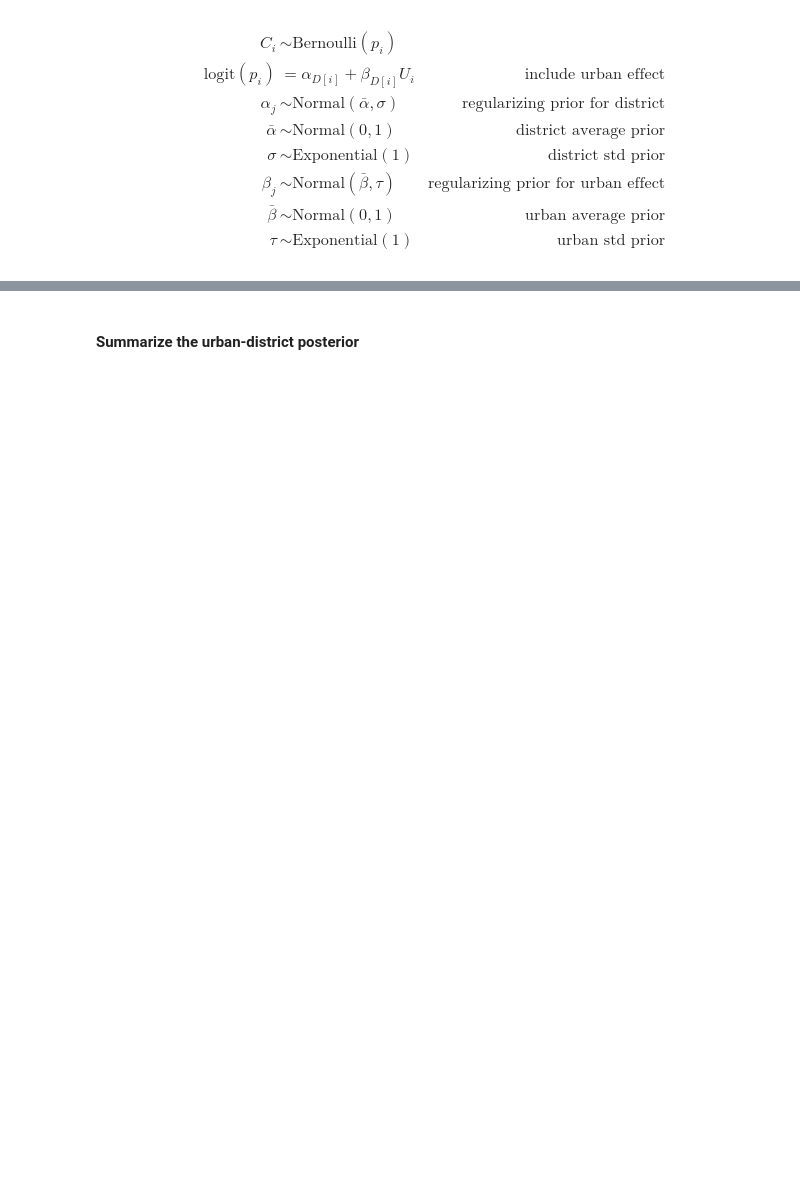
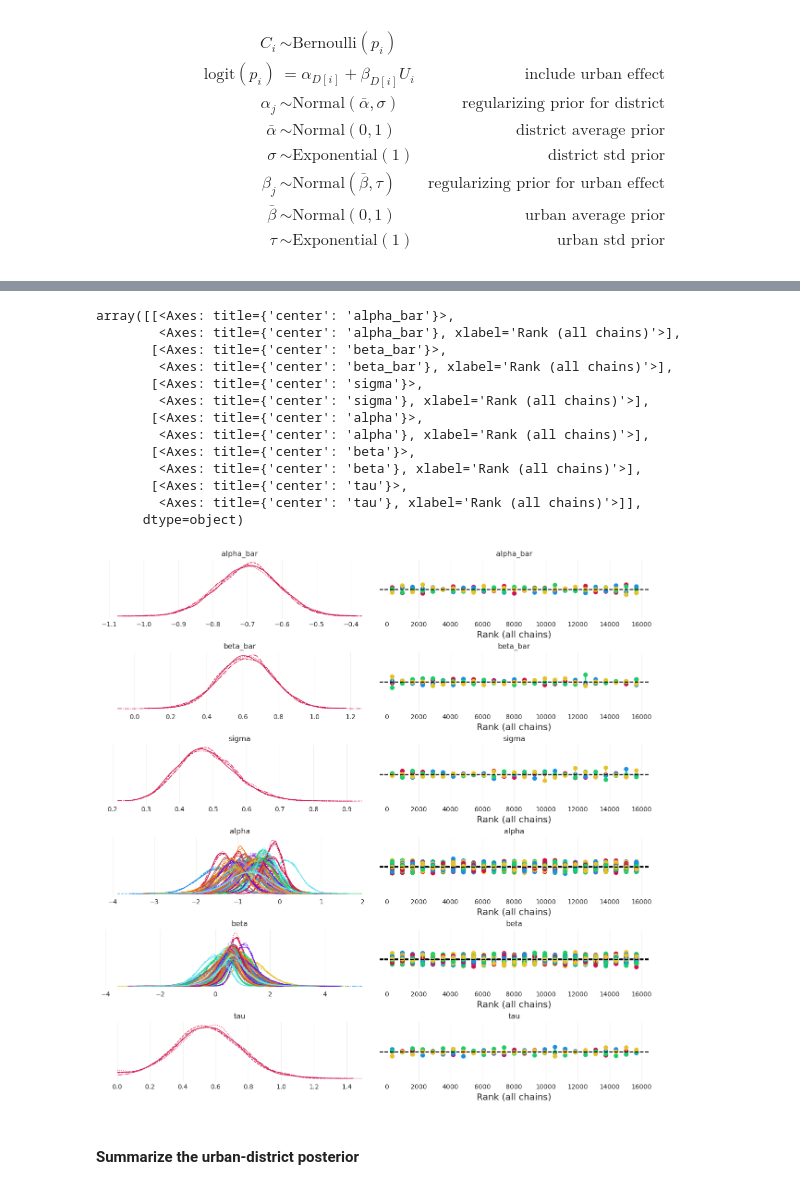
Before and after one commit to guillaumeberthon/StatRethink2023-PyMC5, a Jupyter notebook: Lecture 13 - Multilevel Adventures.ipynb, the cells around one changed output, grey strips where cells are left out. Saved outputs shown, nothing was run; the diff lists cells and outputs as text; code cells hidden in the pictures; blank space fills up the shorter version.

```diff
--- a/Lecture 13 - Multilevel Adventures.ipynb
+++ b/Lecture 13 - Multilevel Adventures.ipynb
@@ -505,3 +512,22 @@ Sampling 4 chains for 1_000 tune and 1_000 draw iterations (4_000 + 4_000 draws
+# %%
+az.plot_trace(district_urban_inference,
+               var_names=['alpha_bar', 'beta_bar','sigma', 'alpha', 'beta', 'tau'],
+               kind='rank_vlines')
+# %% [output]
+array([[<Axes: title={'center': 'alpha_bar'}>,
+        <Axes: title={'center': 'alpha_bar'}, xlabel='Rank (all chains)'>],
+       [<Axes: title={'center': 'beta_bar'}>,
+        <Axes: title={'center': 'beta_bar'}, xlabel='Rank (all chains)'>],
+       [<Axes: title={'center': 'sigma'}>,
+        <Axes: title={'center': 'sigma'}, xlabel='Rank (all chains)'>],
+       [<Axes: title={'center': 'alpha'}>,
+        <Axes: title={'center': 'alpha'}, xlabel='Rank (all chains)'>],
+       [<Axes: title={'center': 'beta'}>,
+        <Axes: title={'center': 'beta'}, xlabel='Rank (all chains)'>],
+       [<Axes: title={'center': 'tau'}>,
+        <Axes: title={'center': 'tau'}, xlabel='Rank (all chains)'>]],
+      dtype=object)
+[figure, added]
 # %% [markdown]
 #### Summarize the urban-district posterior
 # %%
```
Also changed, not shown: parts of 14 cells of this notebook, 2 other files.
